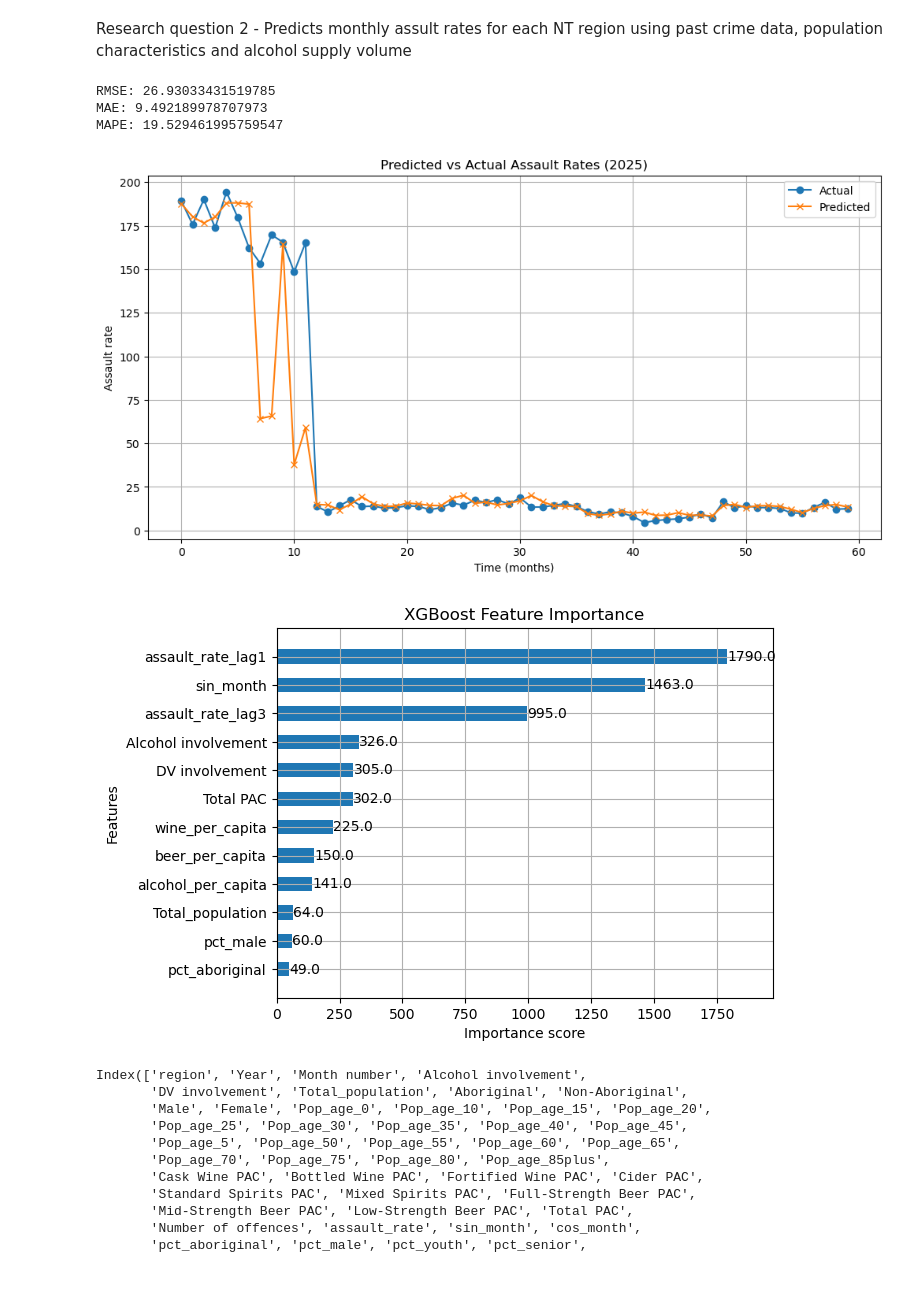
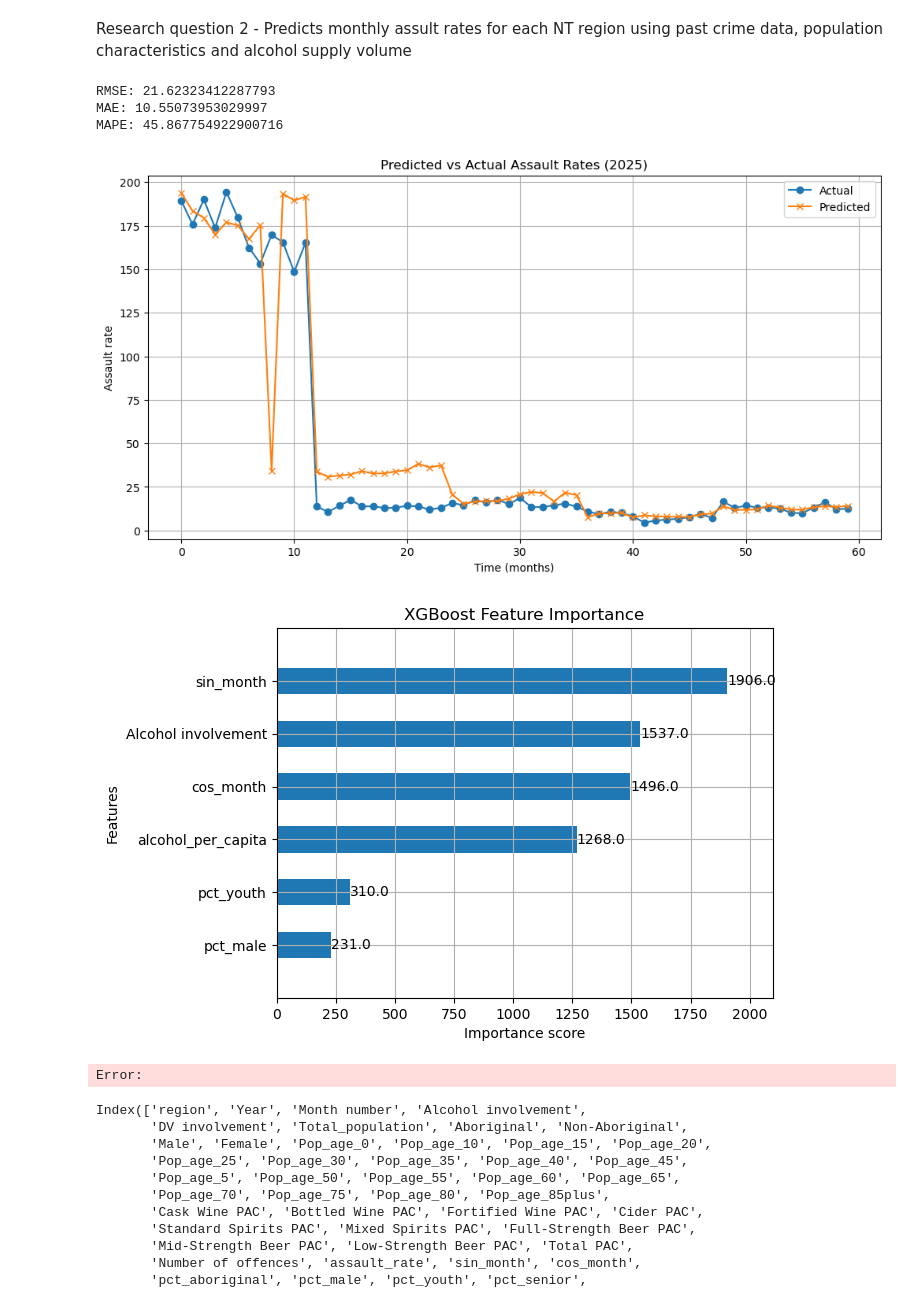
Before and after one commit to thomastran2k2/HIT564-Assignment-2-G1-Sem1-2026, a Jupyter notebook: regression.ipynb, the cells around one changed output. Saved outputs shown, nothing was run; the diff lists cells and outputs as text; code cells hidden in the pictures.

```diff
--- a/regression.ipynb
+++ b/regression.ipynb
@@ -144,20 +145,12 @@ test  = df[df['Year'] == 2025]
 
 feature_cols = [
     # Time features
-    'sin_month',
-
-    # Lag features
-    'assault_rate_lag1', 'assault_rate_lag3',
-
-    # Demographics
-    'Total_population', 'pct_aboriginal', 'pct_male',
-    'pct_youth', 'pct_senior',
-
-    # Alcohol supply
-    'Total PAC', 'alcohol_per_capita', 'beer_per_capita', 'wine_per_capita',
-
-    # Crime context
-    'Alcohol involvement', 'DV involvement'
+     "sin_month",
+    "cos_month",
+    "Alcohol involvement",
+    "alcohol_per_capita",
+    "pct_youth",
+    "pct_male"
 ]
 
 # Train = 2024, Test = 2025
@@ -171,7 +164,7 @@ X_test = test[feature_cols]
 y_test = test['assault_rate']
 
 
-model = XGBRegressor(
+model_xg = XGBRegressor(
     n_estimators=500,
     learning_rate=0.05,
     max_depth=5,
@@ -181,9 +174,9 @@ model = XGBRegressor(
     random_state=42
 )
 
-model.fit(X_train, y_train)
+model_xg.fit(X_train, y_train)
 
-pred = model.predict(X_test)
+pred = model_xg.predict(X_test)
 
 rmse = np.sqrt(mean_squared_error(y_test, pred))
 mae = mean_absolute_error(y_test, pred)
@@ -203,17 +196,18 @@ plt.legend()
 plt.grid(True)
 plt.show()
 # %% [output]
-RMSE: 26.93033431519785
-MAE: 9.492189978707973
-MAPE: 19.529461995759547
+RMSE: 21.62323412287793
+MAE: 10.55073953029997
+MAPE: 45.867754922900716
-[figure, old version]
+[figure, new version]
 # %%
 
-xgb.plot_importance(model, max_num_features=20, height=0.5)
+xgb.plot_importance(model_xg, max_num_features=20, height=0.5)
 plt.title("XGBoost Feature Importance")
 plt.show()
 # %% [output]
-[figure, old version]
+[figure, new version]
+Error:
 # %%
 df.columns
 # %% [output]
```
Also changed, not shown: parts of 5 cells of this notebook.
